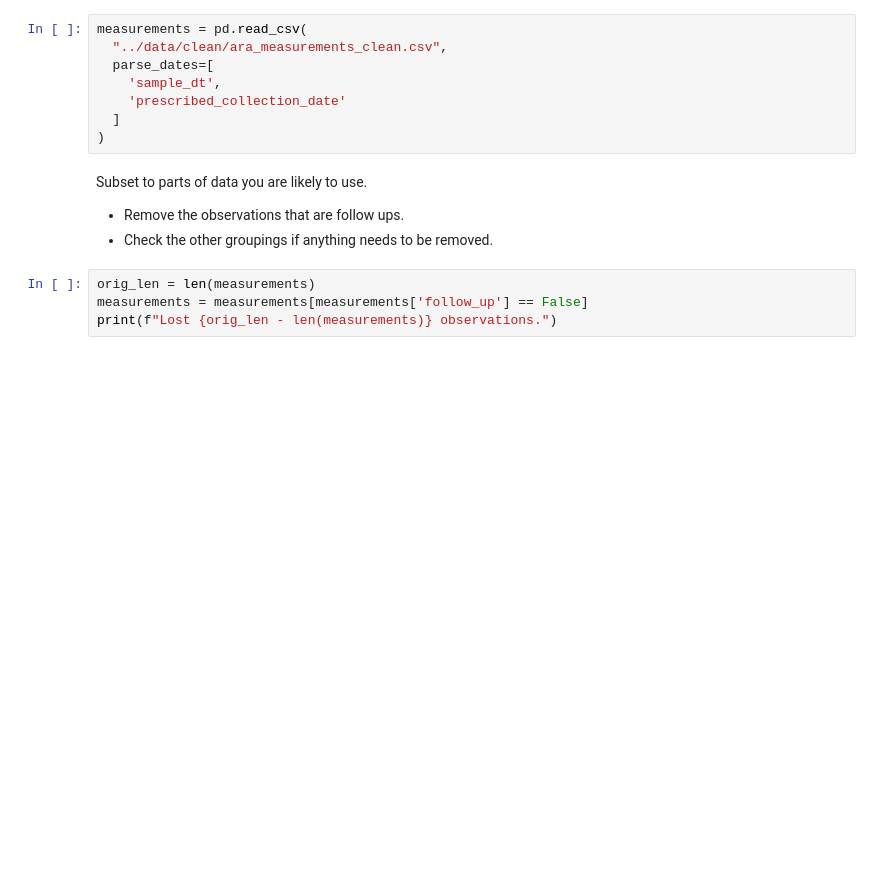
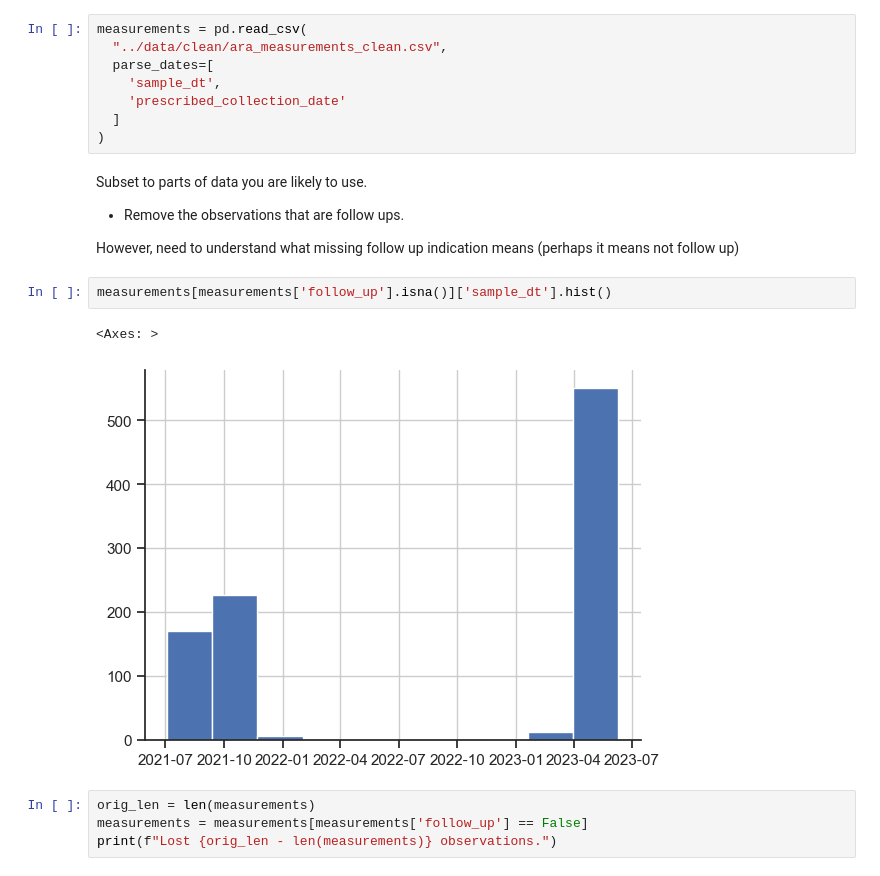
Before and after one commit to fish-welfare-initiative/fwi-predict, a Jupyter notebook: notebooks/2 explore_ara_measurements.ipynb, the cells around one changed output. Drawn from its saved outputs; the diff is of its cells as text; blank space fills up the shorter version.

```diff
--- a/notebooks/2 explore_ara_measurements.ipynb
+++ b/notebooks/2 explore_ara_measurements.ipynb
@@ -19,7 +19,13 @@ measurements = pd.read_csv(
 # %% [markdown]
 Subset to parts of data you are likely to use.
 - Remove the observations that are follow ups.
-- Check the other groupings if anything needs to be removed.
+
+However, need to understand what missing follow up indication means (perhaps it means not follow up)
+# %%
+measurements[measurements['follow_up'].isna()]['sample_dt'].hist()
+# %% [output]
+<Axes: >
+[figure, added]
 # %%
 orig_len = len(measurements)
 measurements = measurements[measurements['follow_up'] == False]
```
Also changed, not shown: parts of 9 cells of this notebook, 18 other files.
